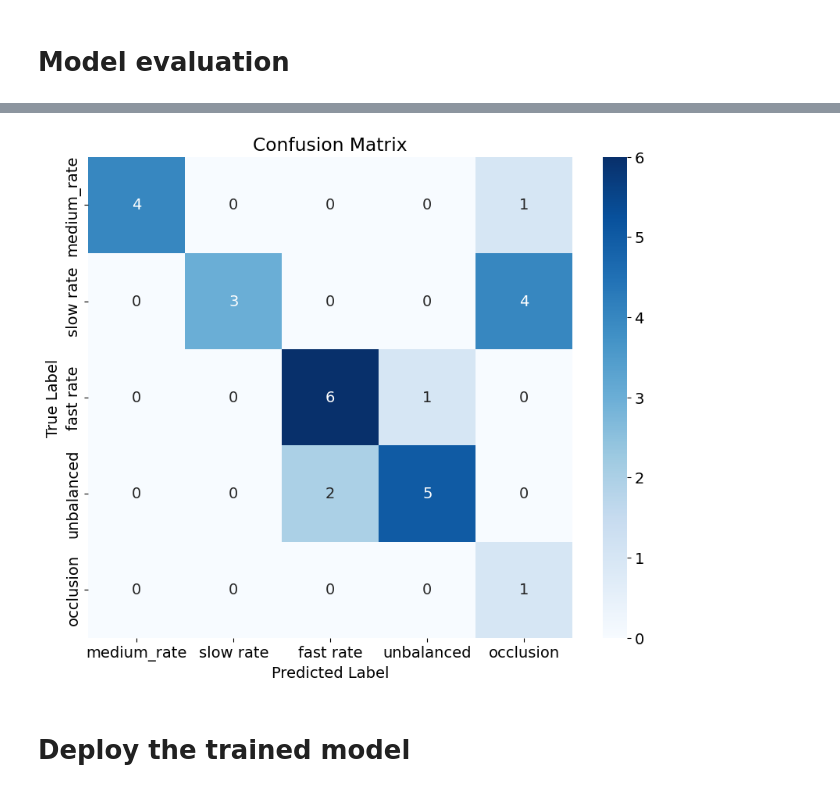
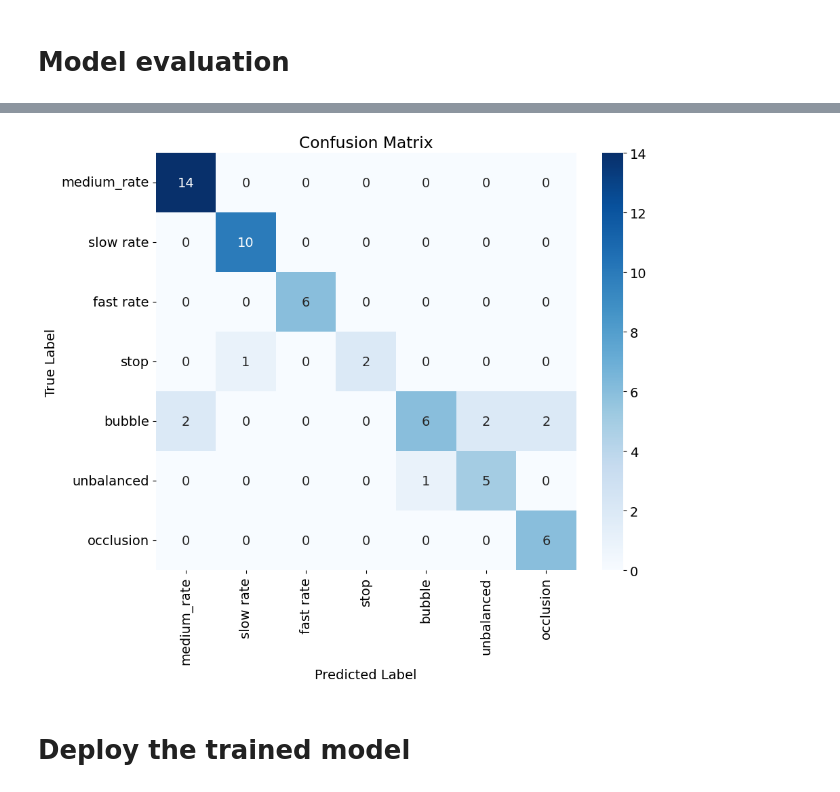
Before and after one commit to dauhoangganh/ADXL382_Pico_Streamlit_Example, a Jupyter notebook: CNN_LSTM_stepping_motor_fault_classification_2.ipynb, the cells around one changed output, grey strips where cells are left out. Cells and saved outputs as stored; diff of their text form; code cells hidden in the pictures.

```diff
--- a/CNN_LSTM_stepping_motor_fault_classification_2.ipynb
+++ b/CNN_LSTM_stepping_motor_fault_classification_2.ipynb
@@ -134,28 +134,22 @@ def get_save_data() -> Dataset:
         data_medium_rate = np.stack(_dataReader(MEDIUM_RATE_FILE_NAMES)) #shape (n_samples, n_time_points, n_channels)
         data_slow_rate = np.stack(_dataReader(SLOW_RATE_FILE_NAMES))
         data_fast_rate = np.stack(_dataReader(FAST_RATE_FILE_NAMES))
-        # data_stop = np.stack(_dataReader(STOP_FILE_NAMES))
-        # data_finger_obstruction = np.stack(_dataReader(FINGER_OBSTRUCTION_FILE_NAMES))
+        data_stop = np.stack(_dataReader(STOP_FILE_NAMES))
+        data_bubble = np.stack(_dataReader(BUBBLE_FILE_NAMES))
         data_unbalanced = np.stack(_dataReader(UNBALANCED_FILE_NAMES))
         data_occlusion = np.stack(_dataReader(OCCLUSION_FILE_NAMES))
         print("Load complete.")
 
-        # dataset = Dataset(
-        #     data_medium_rate,
-        #     data_slow_rate,
-        #     data_fast_rate,
-        #     data_stop,
-        #     data_finger_obstruction,
-        #     data_unbalanced,
-        #     data_occlusion
-        #     )
         dataset = Dataset(
             data_medium_rate,
             data_slow_rate,
             data_fast_rate,
+            data_stop,
+            data_bubble,
             data_unbalanced,
             data_occlusion
             )
+
         pickle.dump(dataset, open(OUTPUT_DATA_FILE, 'wb'))
 
     return dataset
@@ -482,8 +479,8 @@ def get_save_train_test_data(raw_data: Dataset, n_noise_points = 50) -> Processe
         data_medium_rate = _downSampler(raw_data.medium_rate[:, n_noise_points:, :], 0, RESAMPLE_RATE)
         data_slow_rate = _downSampler(raw_data.slow_rate[:, n_noise_points:, :], 0, RESAMPLE_RATE)
         data_fast_rate = _downSampler(raw_data.fast_rate[:, n_noise_points:, :], 0, RESAMPLE_RATE)
-        # data_stop = _downSampler(raw_data.stop[:, n_noise_points:, :], 0, RESAMPLE_RATE)
-        # data_finger_obstruction = _downSampler(raw_data.finger_obstruction[:, n_noise_points:, :], 0, RESAMPLE_RATE)
+        data_stop = _downSampler(raw_data.stop[:, n_noise_points:, :], 0, RESAMPLE_RATE)
+        data_bubble = _downSampler(raw_data.bubble[:, n_noise_points:, :], 0, RESAMPLE_RATE)
         data_unbalanced = _downSampler(raw_data.unbalanced[:, n_noise_points:, :], 0, RESAMPLE_RATE)
         data_occlusion = _downSampler(raw_data.occlusion[:, n_noise_points:, :], 0, RESAMPLE_RATE)
 
@@ -491,8 +488,8 @@ def get_save_train_test_data(raw_data: Dataset, n_noise_points = 50) -> Processe
         data_medium_rate = apply_wiener_filter(data_medium_rate)
         data_slow_rate = apply_wiener_filter(data_slow_rate)
         data_fast_rate = apply_wiener_filter(data_fast_rate)
-        # data_stop = apply_wiener_filter(data_stop)
-        # data_finger_obstruction = apply_wiener_filter(data_finger_obstruction)
+        data_stop = apply_wiener_filter(data_stop)
+        data_bubble = apply_wiener_filter(data_bubble)
         data_unbalanced = apply_wiener_filter(data_unbalanced)
         data_occlusion = apply_wiener_filter(data_occlusion)
 
@@ -500,14 +497,14 @@ def get_save_train_test_data(raw_data: Dataset, n_noise_points = 50) -> Processe
         y_1 = np.zeros(int(len(data_medium_rate)), dtype=int)
         y_2 = np.full(int(len(data_slow_rate)), 1)
         y_3 = np.full(int(len(data_fast_rate)), 2)
-        # y_4 = np.full(int(len(data_stop)), 3)
-        # y_5 = np.full(int(len(data_finger_obstruction)), 4)
-        y_4 = np.full(int(len(data_unbalanced)), 3)
-        y_5 = np.full(int(len(data_occlusion)), 4)
+        y_4 = np.full(int(len(data_stop)), 3)
+        y_5 = np.full(int(len(data_bubble)), 4)
+        y_6 = np.full(int(len(data_unbalanced)), 5)
+        y_7 = np.full(int(len(data_occlusion)), 6)
 
-        y = np.concatenate((y_1, y_2, y_3, y_4, y_5))
+        y = np.concatenate((y_1, y_2, y_3, y_4, y_5, y_6, y_7))
 
-        X = np.concatenate((data_medium_rate, data_slow_rate, data_fast_rate, data_unbalanced, data_occlusion))
+        X = np.concatenate((data_medium_rate, data_slow_rate, data_fast_rate, data_stop, data_bubble, data_unbalanced, data_occlusion))
 
         print(f"Spliting data to a test size of: {DATA_TEST_SIZE}")
 
@@ -705,32 +703,34 @@ print(accuracy_score(y_test, test_preds))
 # %%
 # prompt: create confusion matrix for my evaluation result
 
 import matplotlib.pyplot as plt
 from sklearn.metrics import confusion_matrix
 import seaborn as sns
 
 # Create the confusion matrix
 conf_matrix = confusion_matrix(y_test, test_preds)
 
 
 # # Comparing the actual values versus the predicted values
 data_dict = {
     0: 'medium_rate',
     1: 'slow rate',
     2: 'fast rate',
-    3: 'unbalanced',
-    4: 'occlusion'
+    3: 'stop',
+    4: 'bubble',
+    5: 'unbalanced',
+    6: 'occlusion'
     }
 # Plot the confusion matrix using seaborn
 plt.figure(figsize=(10, 8))
 sns.heatmap(conf_matrix, annot=True, fmt='d', cmap='Blues',
             xticklabels=data_dict.values(), yticklabels=data_dict.values())
 plt.xlabel('Predicted Label')
 plt.ylabel('True Label')
 plt.title('Confusion Matrix')
 plt.show()
 # %% [output]
-[figure, old version]
+[figure, new version]
 # %% [markdown]
 # **Deploy the trained model**
 # %%
```
Also changed, not shown: parts of 14 cells of this notebook.
